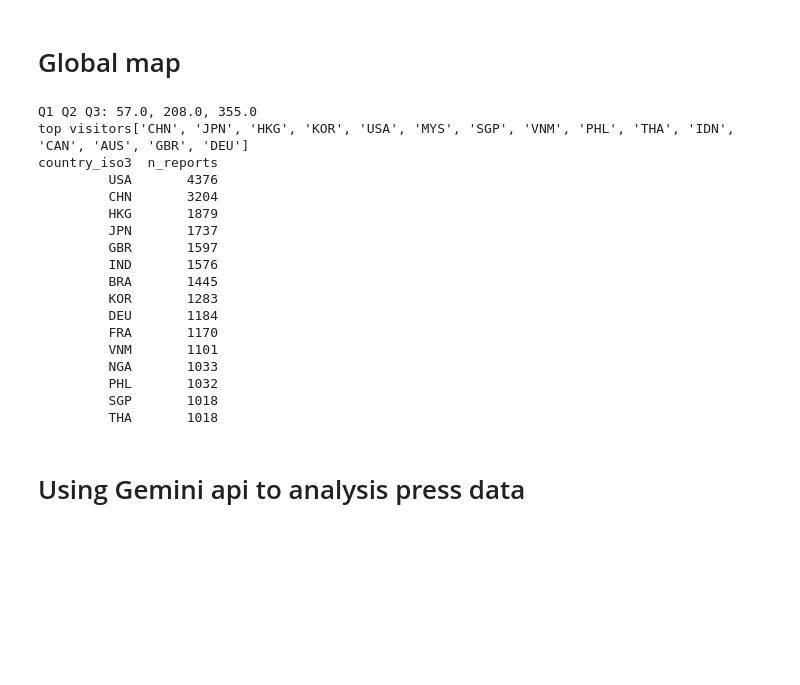
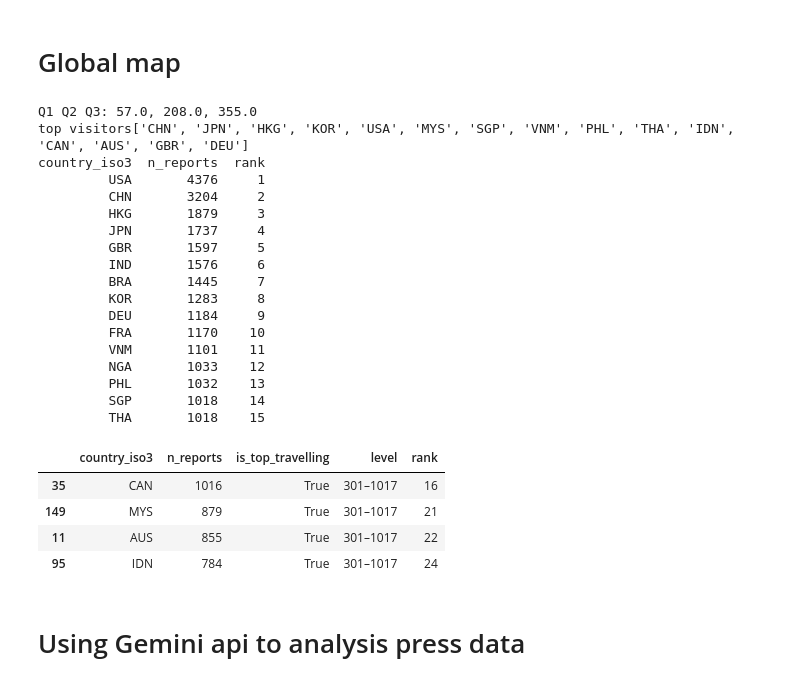
Before and after one commit to haokaitseng/cdc_eic_daily_news, a Jupyter notebook: main.ipynb, the cells around one changed output. Cells and saved outputs as stored; diff of their text form; code cells hidden in the pictures; blank space fills up the shorter version.

Commit message:
analysis of 4 countries which are not on top 15.

```diff
--- a/main.ipynb
+++ b/main.ipynb
@@ -236,28 +236,43 @@ fig.update_geos(
 fig.show()
 
 fig.write_html("output/plot_publication/global_map.html")
-##
+
+
+##TOP 15
+
+
+df_country_counts['rank'] = range(1, len(df_country_counts) + 1)
 df_country_top15 = df_country_counts.head(15).copy()
-print(df_country_top15[["country_iso3", "n_reports"]].to_string(index=False))
+print(df_country_top15[["country_iso3", "n_reports", "rank"]].to_string(index=False))
 # %% [output]
 Q1 Q2 Q3: 57.0, 208.0, 355.0
 top visitors['CHN', 'JPN', 'HKG', 'KOR', 'USA', 'MYS', 'SGP', 'VNM', 'PHL', 'THA', 'IDN', 'CAN', 'AUS', 'GBR', 'DEU']
-country_iso3  n_reports
-         USA       4376
-         CHN       3204
-         HKG       1879
-         JPN       1737
-         GBR       1597
-         IND       1576
-         BRA       1445
-         KOR       1283
-         DEU       1184
-         FRA       1170
-         VNM       1101
-         NGA       1033
-         PHL       1032
-         SGP       1018
-         THA       1018
+country_iso3  n_reports  rank
+         USA       4376     1
+         CHN       3204     2
+         HKG       1879     3
+         JPN       1737     4
+         GBR       1597     5
+         IND       1576     6
+         BRA       1445     7
+         KOR       1283     8
+         DEU       1184     9
+         FRA       1170    10
+         VNM       1101    11
+         NGA       1033    12
+         PHL       1032    13
+         SGP       1018    14
+         THA       1018    15
+# %%
+#Explaining : 其中有11國同樣列於交通部觀光署來臺旅客前15名居住地（占73%），其餘4個來台旅客多卻未名列前茅的國家為馬來西亞、印尼、加拿大及澳洲。
+
+df_country_counts[df_country_counts['country_iso3'].isin(['MYS', 'IDN', 'CAN', 'AUS'])]
+# %% [output]
+|  | country_iso3 | n_reports | is_top_travelling | level | rank |
+| 35 | CAN | 1016 | True | 301–1017 | 16 |
+| 149 | MYS | 879 | True | 301–1017 | 21 |
+| 11 | AUS | 855 | True | 301–1017 | 22 |
+| 95 | IDN | 784 | True | 301–1017 | 24 |
 # %% [markdown]
 # Using Gemini api to analysis press data
 # %%
```
Also changed, not shown: 1 other file.
